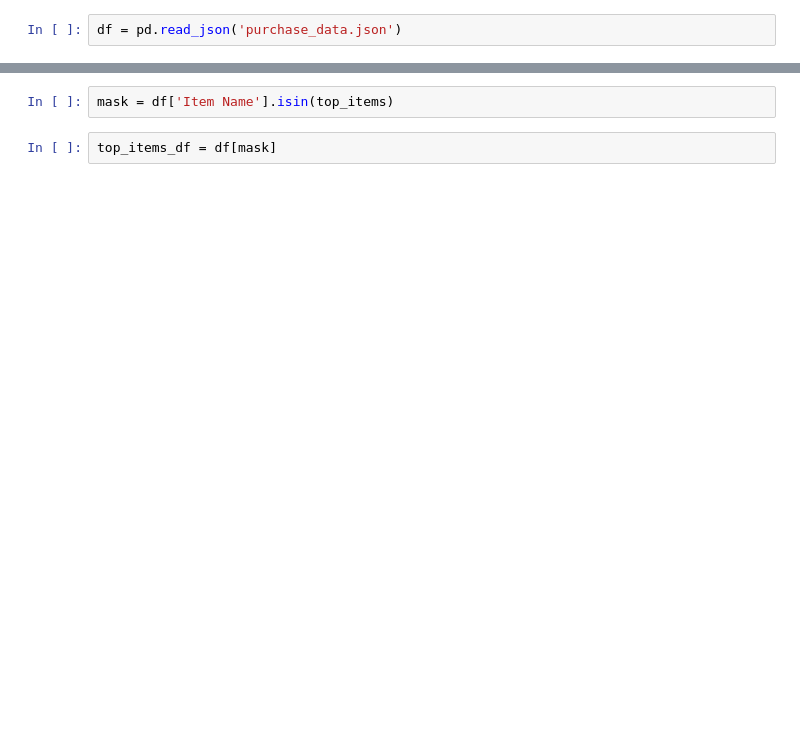
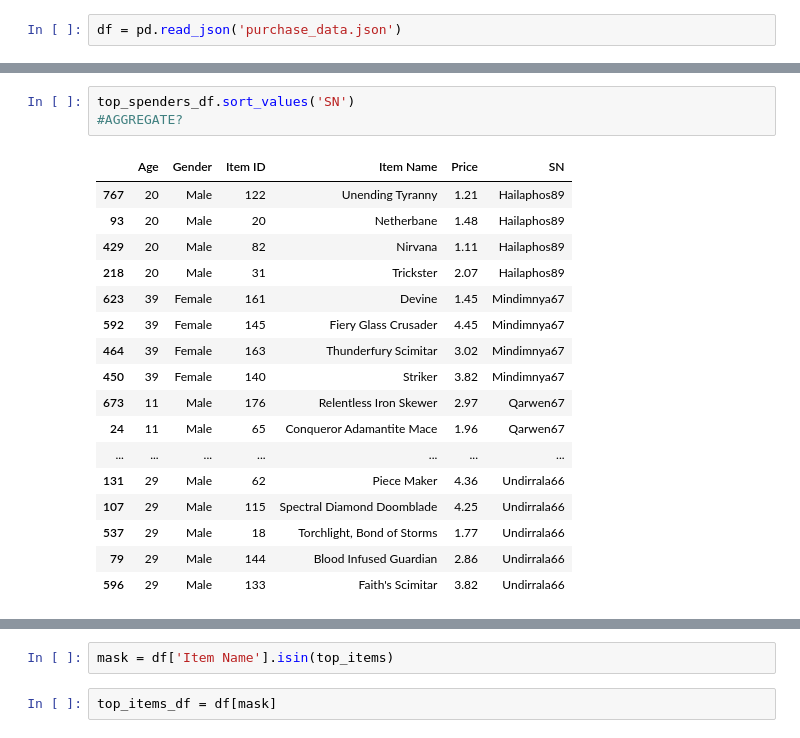
Before and after one commit to jenshurley/hw4, a Jupyter notebook: pymoli2.ipynb, the cells around one changed output, grey strips where cells are left out. Cells and saved outputs as stored; diff of their text form; blank space fills up the shorter version.

```diff
--- a/pymoli2.ipynb
+++ b/pymoli2.ipynb
@@ -6,0 +98,21 @@ df = pd.read_json('purchase_data.json')
+# %%
+top_spenders_df.sort_values('SN')
+#AGGREGATE?
+# %% [output]
+|  | Age | Gender | Item ID | Item Name | Price | SN |
+| 767 | 20 | Male | 122 | Unending Tyranny | 1.21 | Hailaphos89 |
+| 93 | 20 | Male | 20 | Netherbane | 1.48 | Hailaphos89 |
+| 429 | 20 | Male | 82 | Nirvana | 1.11 | Hailaphos89 |
+| 218 | 20 | Male | 31 | Trickster | 2.07 | Hailaphos89 |
+| 623 | 39 | Female | 161 | Devine | 1.45 | Mindimnya67 |
+| 592 | 39 | Female | 145 | Fiery Glass Crusader | 4.45 | Mindimnya67 |
+| 464 | 39 | Female | 163 | Thunderfury Scimitar | 3.02 | Mindimnya67 |
+| 450 | 39 | Female | 140 | Striker | 3.82 | Mindimnya67 |
+| 673 | 11 | Male | 176 | Relentless Iron Skewer | 2.97 | Qarwen67 |
+| 24 | 11 | Male | 65 | Conqueror Adamantite Mace | 1.96 | Qarwen67 |
+| ... | ... | ... | ... | ... | ... | ... |
+| 131 | 29 | Male | 62 | Piece Maker | 4.36 | Undirrala66 |
+| 107 | 29 | Male | 115 | Spectral Diamond Doomblade | 4.25 | Undirrala66 |
+| 537 | 29 | Male | 18 | Torchlight, Bond of Storms | 1.77 | Undirrala66 |
+| 79 | 29 | Male | 144 | Blood Infused Guardian | 2.86 | Undirrala66 |
+| 596 | 29 | Male | 133 | Faith's Scimitar | 3.82 | Undirrala66 |
```
Also changed, not shown: parts of 24 cells of this notebook.
